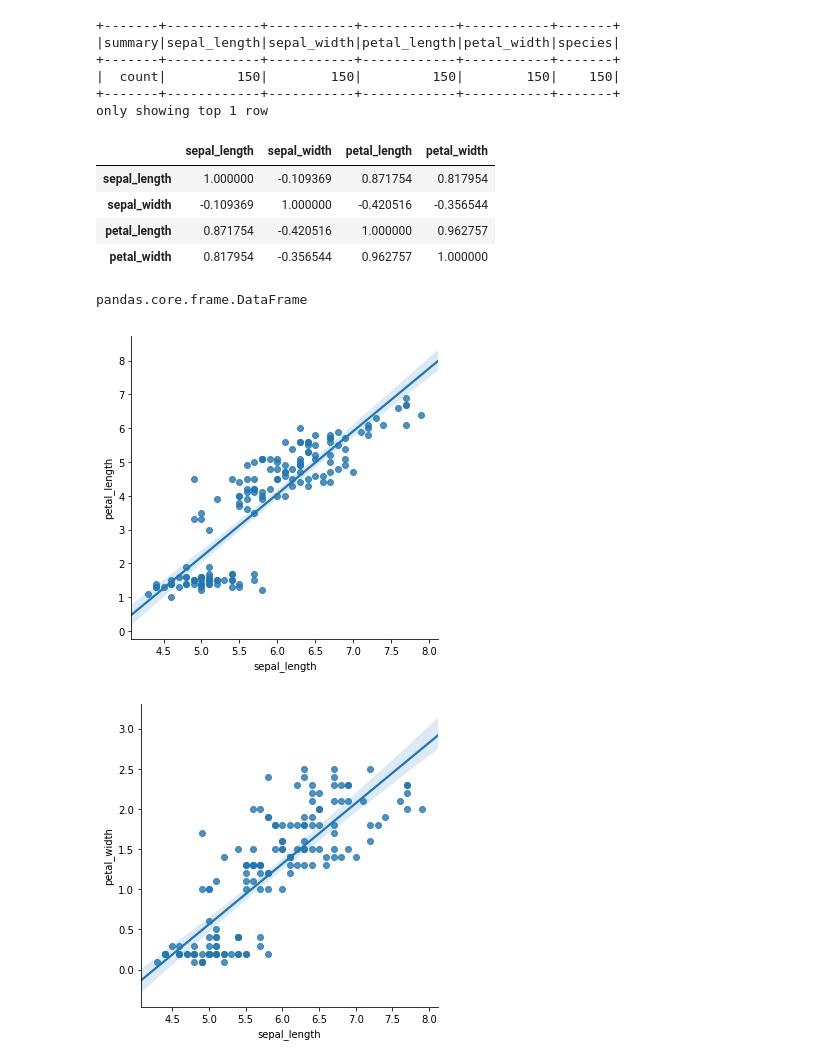
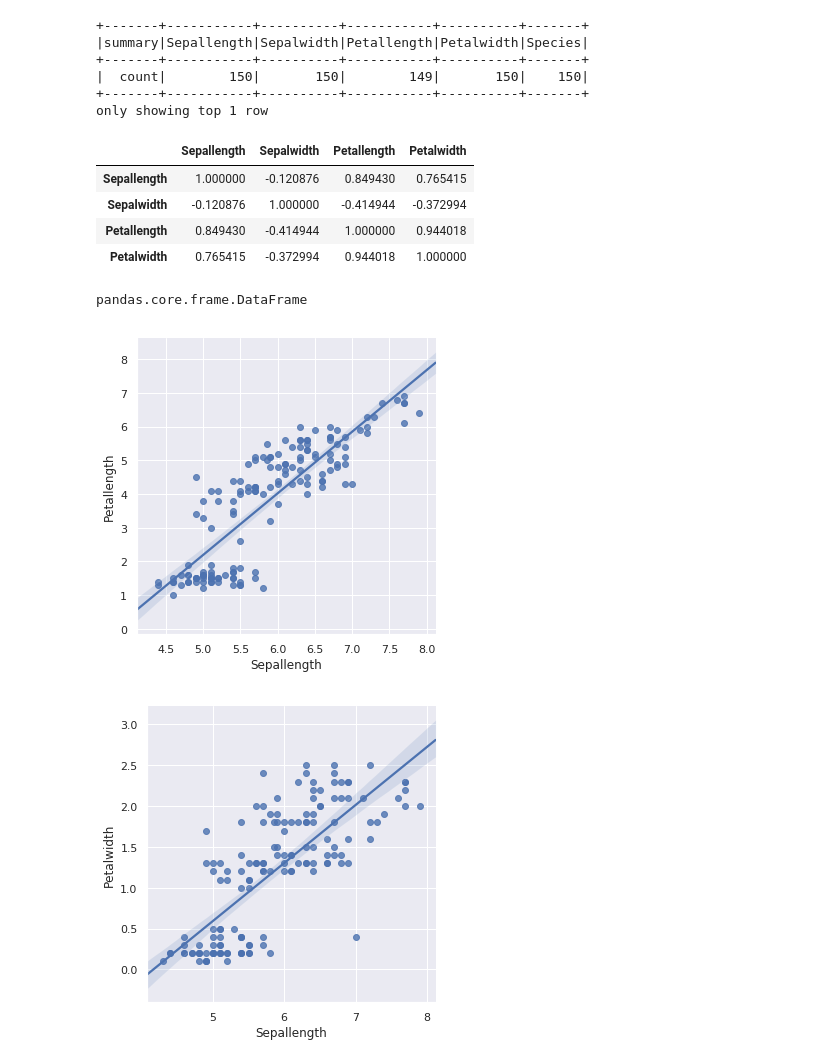
Before and after one commit to TrainingByPackt/Big-Data-Analysis-with-Python-eLearning, a Jupyter notebook: Lesson05/Activity12.ipynb, the cells around one changed output. Cells and saved outputs as stored; diff of their text form; code cells hidden in the pictures.

```diff
--- a/Lesson05/Activity12.ipynb
+++ b/Lesson05/Activity12.ipynb
@@ -20,17 +22,17 @@ df.show(5)
 only showing top 5 rows
 # %%
 from pyspark.sql.functions import mean
-avg_sl = df.select(mean('sepal_length')).toPandas()['avg(sepal_length)']
+avg_sl = df.select(mean('Sepallength')).toPandas()['avg(Sepallength)']
 # %%
 y = df
-y = y.na.fill(float(avg_sl),['sepal_length'])
+y = y.na.fill(float(avg_sl),['Sepallength'])
 y.describe().show(1)
 # %% [output]
-+-------+------------+-----------+------------+-----------+-------+
-|summary|sepal_length|sepal_width|petal_length|petal_width|species|
-+-------+------------+-----------+------------+-----------+-------+
-|  count|         150|        150|         150|        150|    150|
-+-------+------------+-----------+------------+-----------+-------+
++-------+-----------+----------+-----------+----------+-------+
+|summary|Sepallength|Sepalwidth|Petallength|Petalwidth|Species|
++-------+-----------+----------+-----------+----------+-------+
+|  count|        150|       150|        149|       150|    150|
++-------+-----------+----------+-----------+----------+-------+
 only showing top 1 row
 # %%
 from pyspark.mllib.stat import Statistics
@@ -47,11 +49,11 @@ correlation_df = pd.DataFrame(correlation_matrix)
 correlation_df.index, correlation_df.columns = a.columns, a.columns
 correlation_df
 # %% [output]
-|  | sepal_length | sepal_width | petal_length | petal_width |
-| sepal_length | 1.000000 | -0.109369 | 0.871754 | 0.817954 |
-| sepal_width | -0.109369 | 1.000000 | -0.420516 | -0.356544 |
-| petal_length | 0.871754 | -0.420516 | 1.000000 | 0.962757 |
-| petal_width | 0.817954 | -0.356544 | 0.962757 | 1.000000 |
+|  | Sepallength | Sepalwidth | Petallength | Petalwidth |
+| Sepallength | 1.000000 | -0.120876 | 0.849430 | 0.765415 |
+| Sepalwidth | -0.120876 | 1.000000 | -0.414944 | -0.372994 |
+| Petallength | 0.849430 | -0.414944 | 1.000000 | 0.944018 |
+| Petalwidth | 0.765415 | -0.372994 | 0.944018 | 1.000000 |
 # %%
 import pandas as pd
 dat = y.toPandas()
@@ -61,15 +63,16 @@ pandas.core.frame.DataFrame
 # %%
 import matplotlib.pyplot as plt
 import seaborn as sns
+sns.set()
 %matplotlib inline
-sns.lmplot(x = "sepal_length", y = "petal_length", data = dat)
+sns.lmplot(x = "Sepallength", y = "Petallength", data = dat)
 plt.show()
 # %% [output]
-[figure, old version]
+[figure, new version]
 # %%
 import seaborn as sns
-sns.lmplot(x = "sepal_length", y = "petal_width", data = dat)
+sns.lmplot(x = "Sepallength", y = "Petalwidth", data = dat)
 plt.show()
 # %% [output]
-[figure, old version]
+[figure, new version]
 # %%
```
Also changed, not shown: parts of 3 cells of this notebook, 38 other files.
